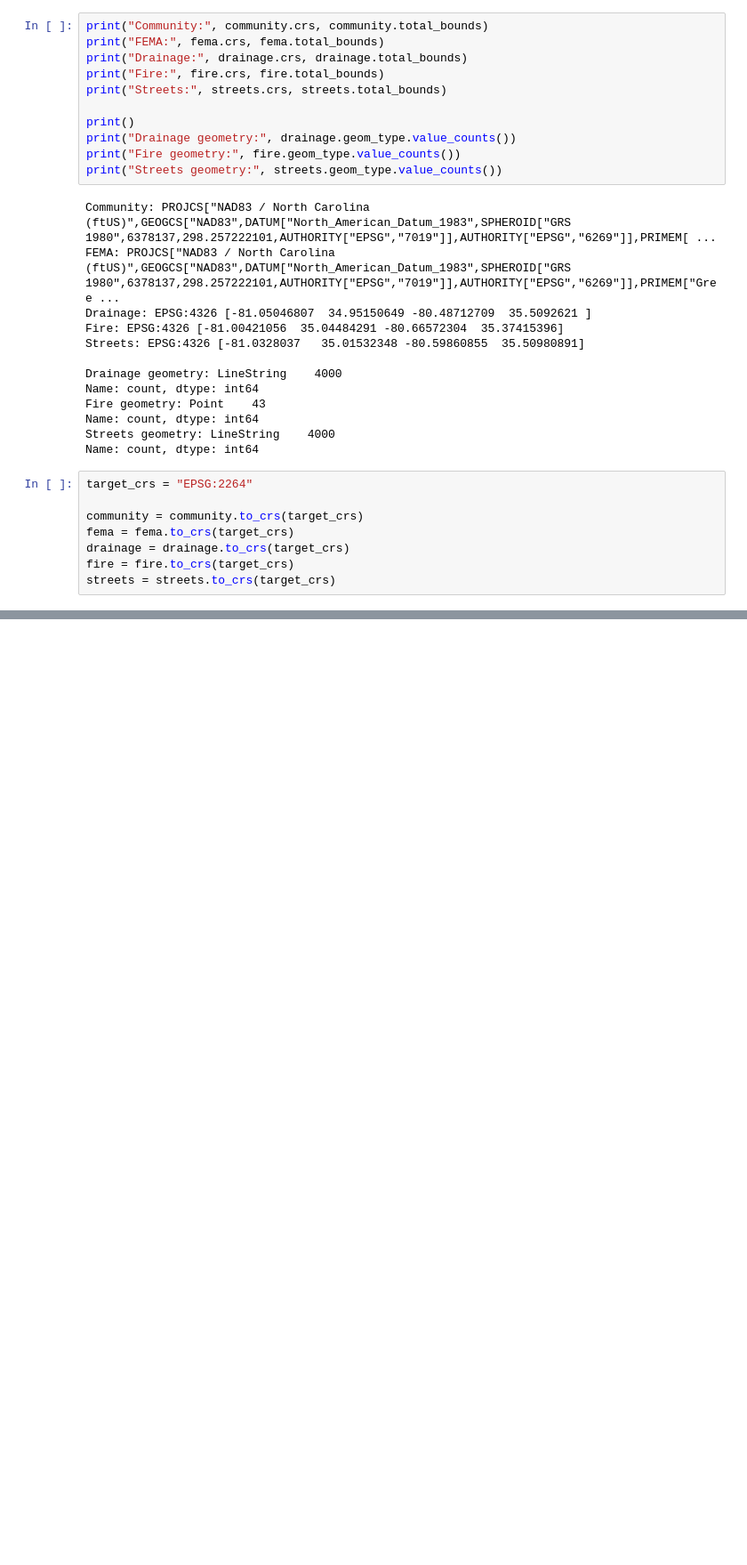
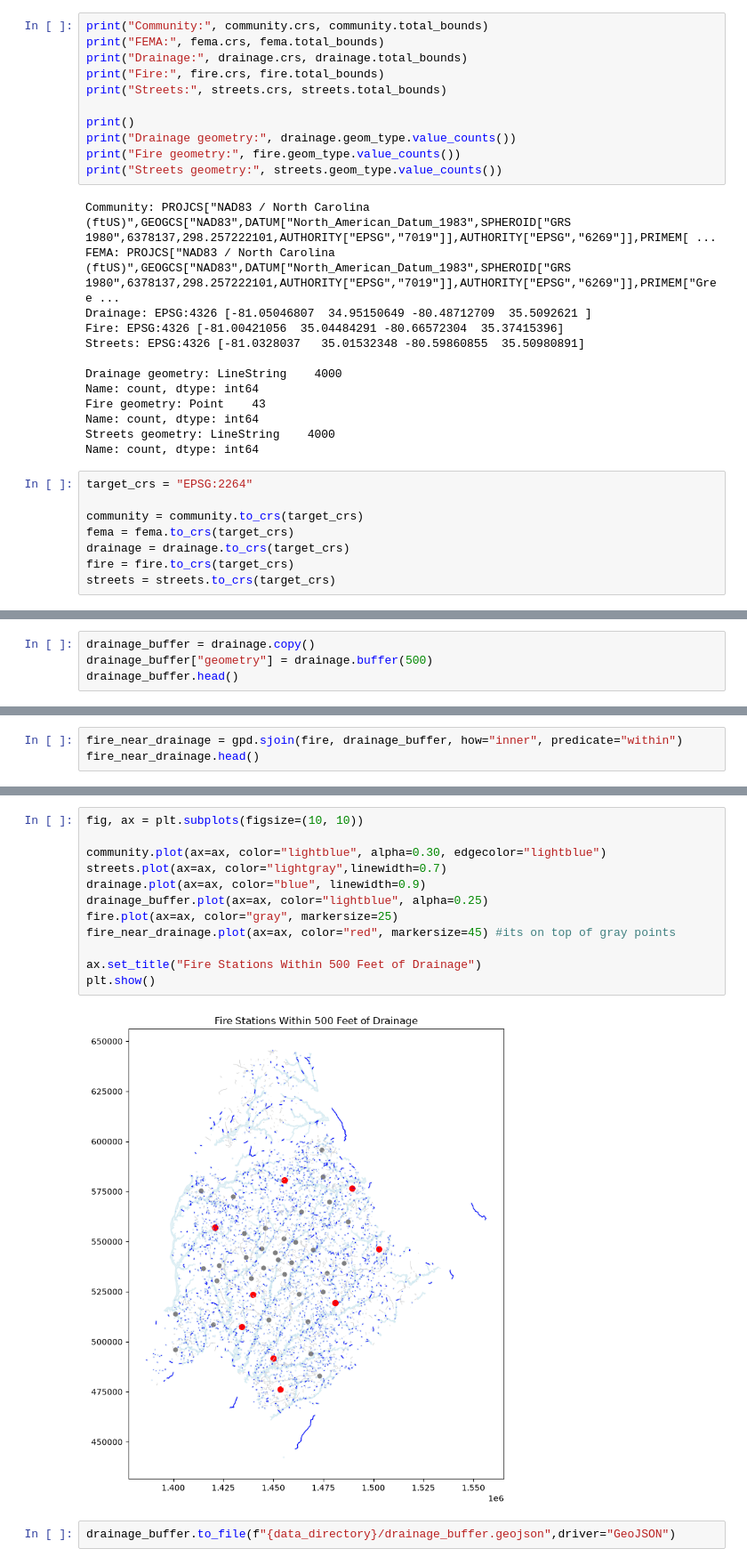
Before and after one commit to achakarova/geog592-achakaro, a Jupyter notebook: homework/week07/achakaro_hw08.ipynb, the cells around one changed output, grey strips where cells are left out. Shown at 89% size. Cells and saved outputs as stored; diff of their text form; blank space fills up the shorter version.

```diff
--- a/homework/week07/achakaro_hw08.ipynb
+++ b/homework/week07/achakaro_hw08.ipynb
@@ -96,0 +126,4 @@ plt.show()
+# %%
+drainage_buffer = drainage.copy()
+drainage_buffer["geometry"] = drainage.buffer(500)
+drainage_buffer.head()
@@ -96,0 +138,3 @@ plt.show()
+# %%
+fire_near_drainage = gpd.sjoin(fire, drainage_buffer, how="inner", predicate="within")
+fire_near_drainage.head()
@@ -96,0 +149,16 @@ plt.show()
+# %%
+fig, ax = plt.subplots(figsize=(10, 10))
+
+community.plot(ax=ax, color="lightblue", alpha=0.30, edgecolor="lightblue")
+streets.plot(ax=ax, color="lightgray",linewidth=0.7)
+drainage.plot(ax=ax, color="blue", linewidth=0.9)
+drainage_buffer.plot(ax=ax, color="lightblue", alpha=0.25)
+fire.plot(ax=ax, color="gray", markersize=25)
+fire_near_drainage.plot(ax=ax, color="red", markersize=45) #its on top of gray points
+
+ax.set_title("Fire Stations Within 500 Feet of Drainage")
+plt.show()
+# %% [output]
+[figure, added]
+# %%
+drainage_buffer.to_file(f"{data_directory}/drainage_buffer.geojson",driver="GeoJSON")
```
Also changed, not shown: parts of 16 cells of this notebook, 3 other files.
